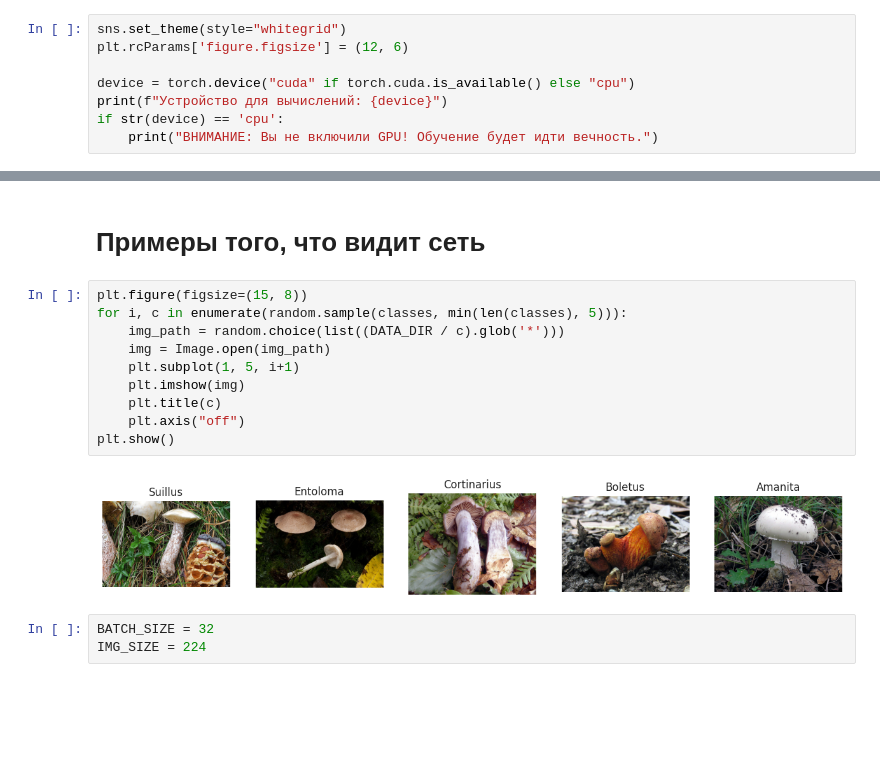
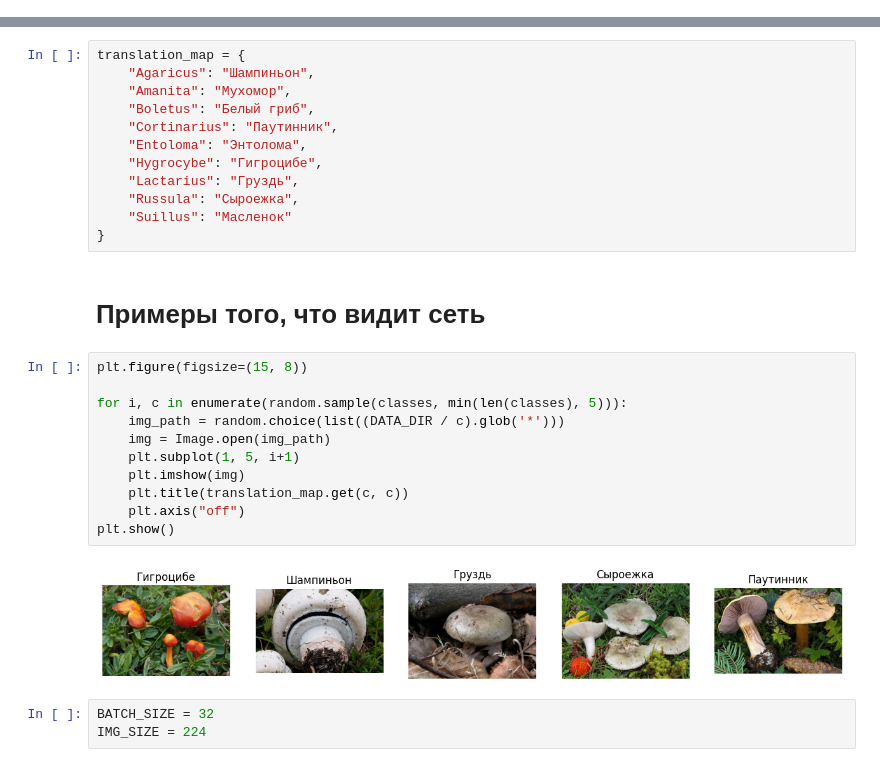
Before and after one commit to Arturchik2004/ai-mushroom-telegram-bot, a Jupyter notebook: notebooks/train_model.ipynb, the cells around one changed output, grey strips where cells are left out. Cells and saved outputs as stored; diff of their text form; blank space fills up the shorter version.

```diff
--- a/notebooks/train_model.ipynb
+++ b/notebooks/train_model.ipynb
@@ -23,11 +23,3 @@ import matplotlib.pyplot as plt
 import seaborn as sns
 from PIL import Image
 from sklearn.metrics import confusion_matrix, classification_report
-# %%
-sns.set_theme(style="whitegrid")
-plt.rcParams['figure.figsize'] = (12, 6)
-
-device = torch.device("cuda" if torch.cuda.is_available() else "cpu")
-print(f"Устройство для вычислений: {device}")
-if str(device) == 'cpu':
-    print("ВНИМАНИЕ: Вы не включили GPU! Обучение будет идти вечность.")
@@ -67,17 +68,30 @@ plt.show()
+# %%
+translation_map = {
+    "Agaricus": "Шампиньон",
+    "Amanita": "Мухомор",
+    "Boletus": "Белый гриб",
+    "Cortinarius": "Паутинник",
+    "Entoloma": "Энтолома",
+    "Hygrocybe": "Гигроцибе",
+    "Lactarius": "Груздь",
+    "Russula": "Сыроежка",
+    "Suillus": "Масленок"
+}
 # %% [markdown]
 # Примеры того, что видит сеть
 # %%
 plt.figure(figsize=(15, 8))
+
 for i, c in enumerate(random.sample(classes, min(len(classes), 5))):
     img_path = random.choice(list((DATA_DIR / c).glob('*')))
     img = Image.open(img_path)
     plt.subplot(1, 5, i+1)
     plt.imshow(img)
-    plt.title(c)
+    plt.title(translation_map.get(c, c))
     plt.axis("off")
 plt.show()
 # %% [output]
-[figure, old version]
+[figure, new version]
 # %%
 BATCH_SIZE = 32
 IMG_SIZE = 224
```
Also changed, not shown: parts of 15 cells of this notebook, 5 other files.
